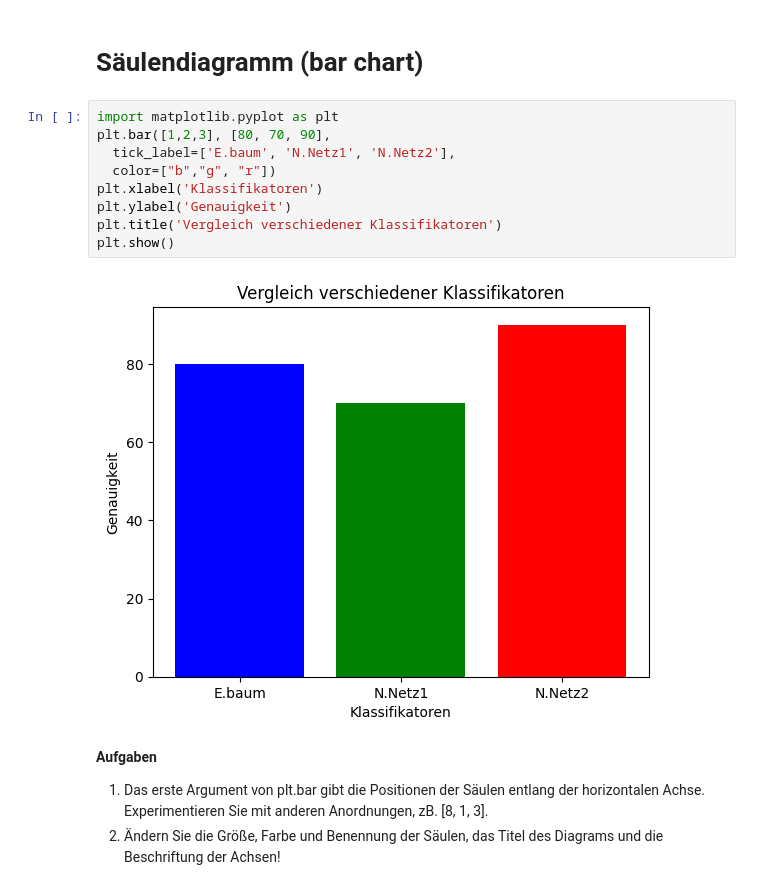
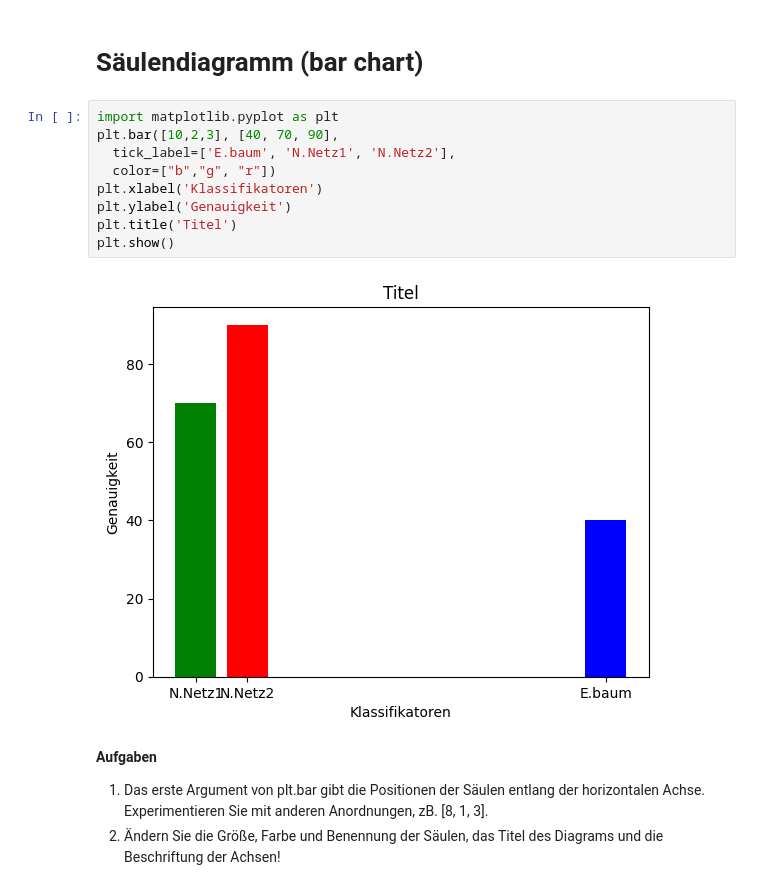
Before and after one commit to kr7/dskim1600, a Jupyter notebook: Diagramme.ipynb, the cells around one changed output. Cells and saved outputs as stored; diff of their text form.

```diff
--- a/Diagramme.ipynb
+++ b/Diagramme.ipynb
@@ -4,15 +4,15 @@
 # Säulendiagramm (bar chart)
 # %%
 import matplotlib.pyplot as plt
-plt.bar([1,2,3], [80, 70, 90],
+plt.bar([10,2,3], [40, 70, 90],
   tick_label=['E.baum', 'N.Netz1', 'N.Netz2'],
   color=["b","g", "r"])
 plt.xlabel('Klassifikatoren')
 plt.ylabel('Genauigkeit')
-plt.title('Vergleich verschiedener Klassifikatoren')
+plt.title('Titel')
 plt.show()
 # %% [output]
-[figure, old version]
+[figure, new version]
 # %% [markdown]
 **Aufgaben**
 
```
Also changed, not shown: parts of 7 cells of this notebook.
